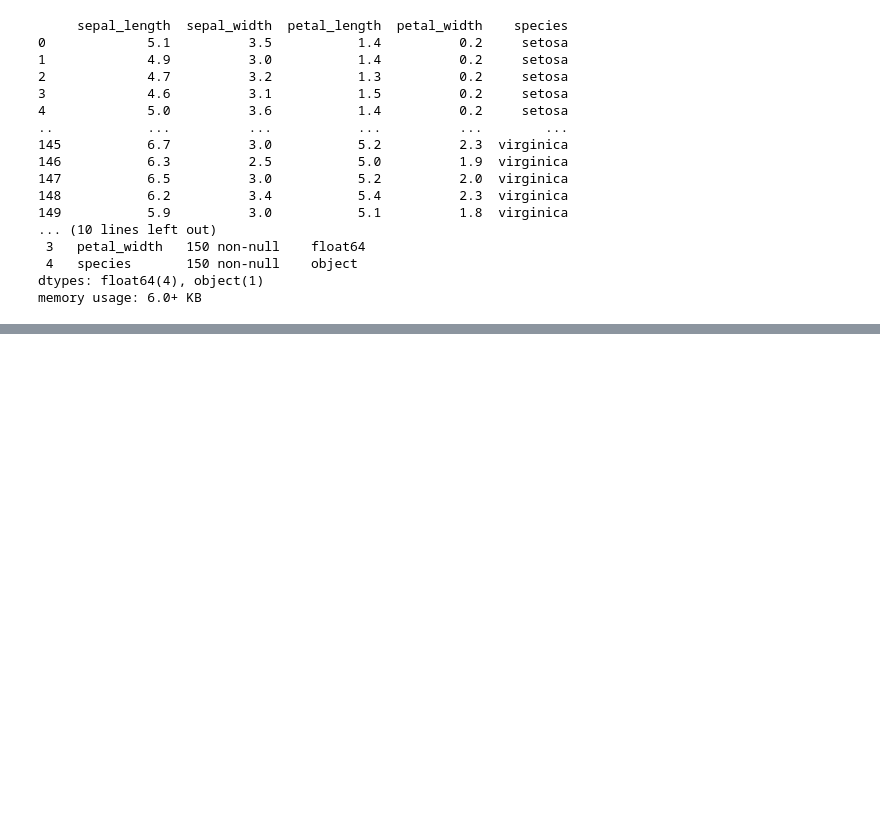
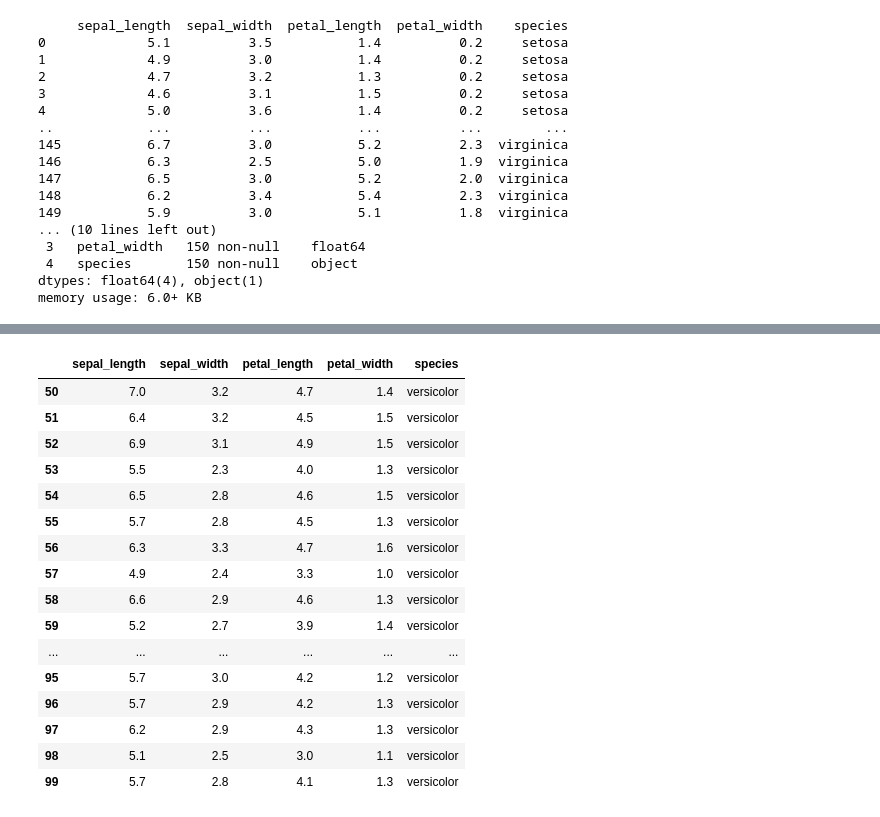
Before and after one commit to jaynano44/ai, a Jupyter notebook: source/01_python/ch11_ 데이터프레임과 시리즈(Pandas)_1~8절.ipynb, the cells around one changed output, grey strips where cells are left out. Drawn from its saved outputs; the diff is of its cells as text; code cells hidden in the pictures; blank space fills up the shorter version.

```diff
--- a/source/01_python/ch11_ 데이터프레임과 시리즈(Pandas)_1~8절.ipynb
+++ b/source/01_python/ch11_ 데이터프레임과 시리즈(Pandas)_1~8절.ipynb
@@ -577,0 +1368,31 @@ memory usage: 6.0+ KB
+# %%
+# iris 가져오기 (sklearn, statsmodels,seaborn)
+import seaborn as sns
+iris = sns.load_dataset('iris')
+iris.head()
+
+# 1. sepal_length 열만 출력
+iris['sepal_length']
+# 2. 0~10행까지 마지막 열을 제외한 데이터 (loc, iloc)
+iris.loc[0:10,iris.columns[:-1]]
+iris.iloc[:11,:-1]
+# 3. 3~10 행중에 'sepal_length'와 'petal_length' 열만 (loc, iloc)
+iris.loc[3:10,['sepal_length','petal_length']]
+iris.iloc[3:11,[0,2]]
+# 4. 0번째, 50번째, 100번째 행의 모든 열 (loc, iloc)
+iris.loc[[0,50,100],:]
+iris.iloc[[0,50,100],:]
+# 5. 0번째, 25, 50번째, 75번, 100번째, 125번째 행의 petal_length와 petal_width (loc, iloc)
+print(iris.loc[3:10,['sepal_length','petal_length']])
+iris.iloc[[0,25,50,75,100,125],[2,3]]
+# 6. species가 versicolor인 데이터의 모든 열
+iris.loc[iris['species']=='versicolor']
+# 7. species가 setosa인 데이터 최초 5개 행만 출력
+iris.loc[iris['species']=='versicolor'].head(5)
+iris.loc[iris['species']=='setosa'].head(5)
+# 8. sepal_length가 6.5이상인 데이터 최초 5개 행만 출력
+iris.loc[iris['sepal_length']>=6.5].head(5)
+# 9. sepal_length가 7.2이상인 데이터의 'sepal_length'와 'sepal_width'와 'petal_length'
+iris.loc[(iris['sepal_length']>=7.2),['sepal_length','sepal_width','petal_length']]
+# 10. versicolor종중에서 sepal_length가 6.5보다 큰 데이터의 모든 열
+iris.loc[(iris['species']=='versicolor')&(iris['sepal_length']>=6.5)]
@@ -577,0 +1534,21 @@ memory usage: 6.0+ KB
+# %%
+# 6. species가 versicolor인 데이터의 모든 열
+iris.loc[iris['species']=='versicolor']
+# %% [output]
+|  | sepal_length | sepal_width | petal_length | petal_width | species |
+| 50 | 7.0 | 3.2 | 4.7 | 1.4 | versicolor |
+| 51 | 6.4 | 3.2 | 4.5 | 1.5 | versicolor |
+| 52 | 6.9 | 3.1 | 4.9 | 1.5 | versicolor |
+| 53 | 5.5 | 2.3 | 4.0 | 1.3 | versicolor |
+| 54 | 6.5 | 2.8 | 4.6 | 1.5 | versicolor |
+| 55 | 5.7 | 2.8 | 4.5 | 1.3 | versicolor |
+| 56 | 6.3 | 3.3 | 4.7 | 1.6 | versicolor |
+| 57 | 4.9 | 2.4 | 3.3 | 1.0 | versicolor |
+| 58 | 6.6 | 2.9 | 4.6 | 1.3 | versicolor |
+| 59 | 5.2 | 2.7 | 3.9 | 1.4 | versicolor |
+| ... | ... | ... | ... | ... | ... |
+| 95 | 5.7 | 3.0 | 4.2 | 1.2 | versicolor |
+| 96 | 5.7 | 2.9 | 4.2 | 1.3 | versicolor |
+| 97 | 6.2 | 2.9 | 4.3 | 1.3 | versicolor |
+| 98 | 5.1 | 2.5 | 3.0 | 1.1 | versicolor |
+| 99 | 5.7 | 2.8 | 4.1 | 1.3 | versicolor |
```
Also changed, not shown: parts of 178 cells of this notebook, 2 other files.
